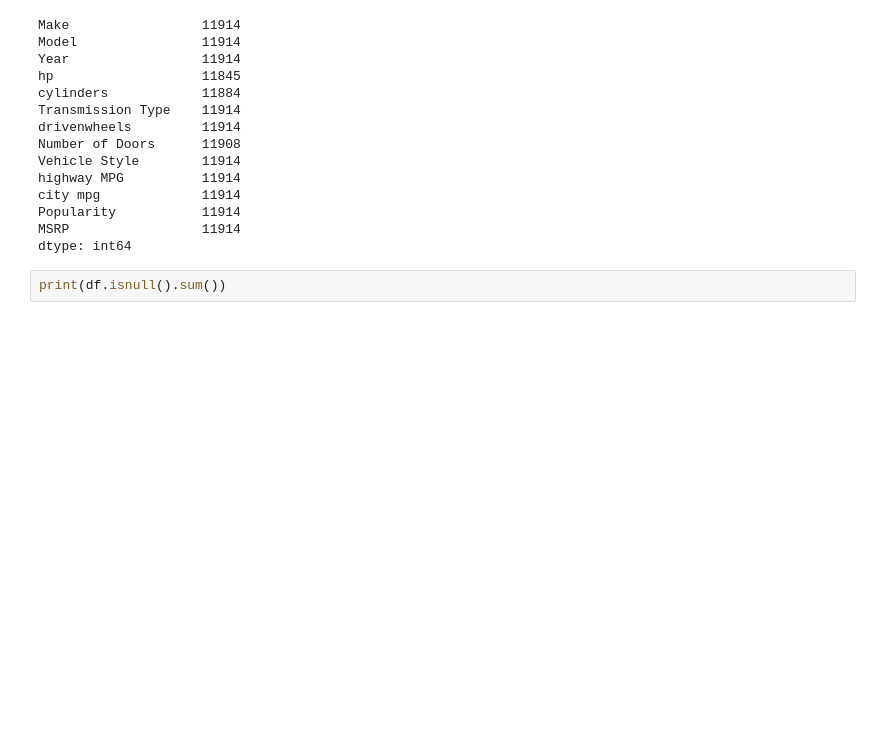
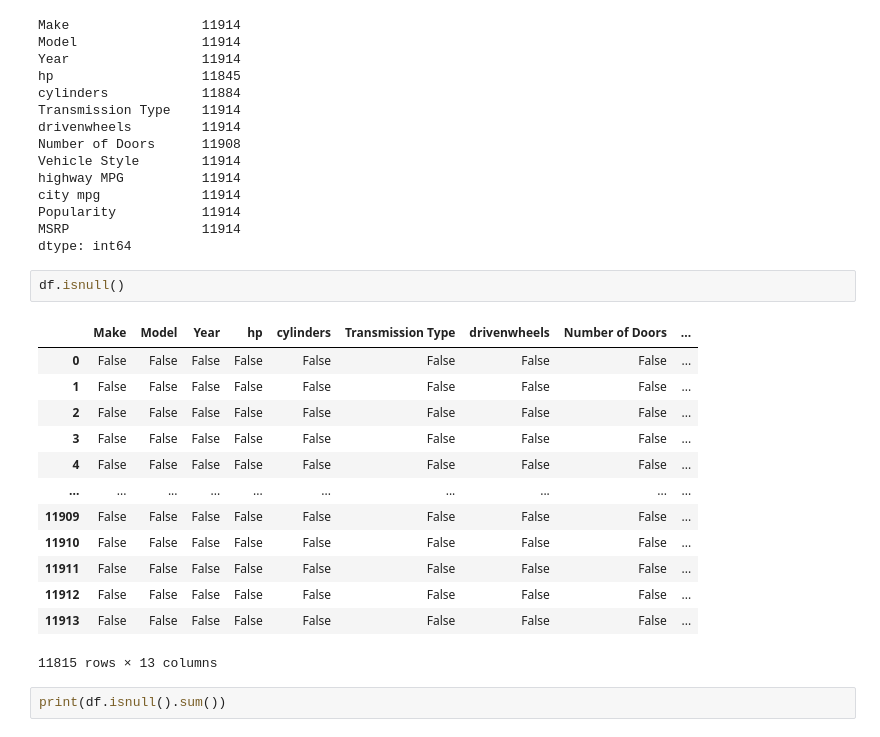
Before and after one commit to vishalESET0107/Esyasoft_Basic_training, a Jupyter notebook: Basics of Python/session_5/car.ipynb, the cells around one changed output. Saved outputs shown, nothing was run; the diff lists cells and outputs as text; blank space fills up the shorter version.

```diff
--- a/Basics of Python/session_5/car.ipynb
+++ b/Basics of Python/session_5/car.ipynb
@@ -117,6 +172,22 @@ city mpg             11914
 Popularity           11914
 MSRP                 11914
 dtype: int64
+# %%
+df.isnull()
+# %% [output]
+|  | Make | Model | Year | hp | cylinders | Transmission Type | drivenwheels | Number of Doors | ... |
+| 0 | False | False | False | False | False | False | False | False | ... |
+| 1 | False | False | False | False | False | False | False | False | ... |
+| 2 | False | False | False | False | False | False | False | False | ... |
+| 3 | False | False | False | False | False | False | False | False | ... |
+| 4 | False | False | False | False | False | False | False | False | ... |
+| ... | ... | ... | ... | ... | ... | ... | ... | ... | ... |
+| 11909 | False | False | False | False | False | False | False | False | ... |
+| 11910 | False | False | False | False | False | False | False | False | ... |
+| 11911 | False | False | False | False | False | False | False | False | ... |
+| 11912 | False | False | False | False | False | False | False | False | ... |
+| 11913 | False | False | False | False | False | False | False | False | ... |
+11815 rows × 13 columns
 # %%
 print(df.isnull().sum())
 # %% [output]
```
Also changed, not shown: parts of 3 cells of this notebook, 6 other files.
